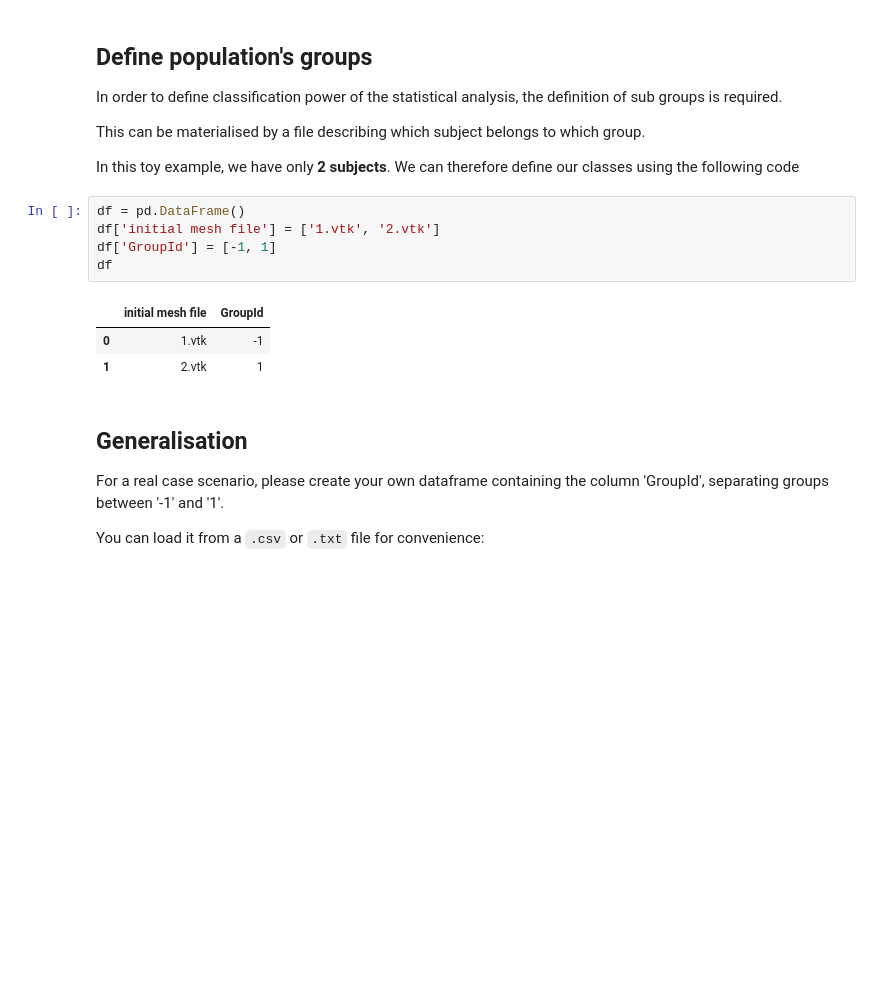
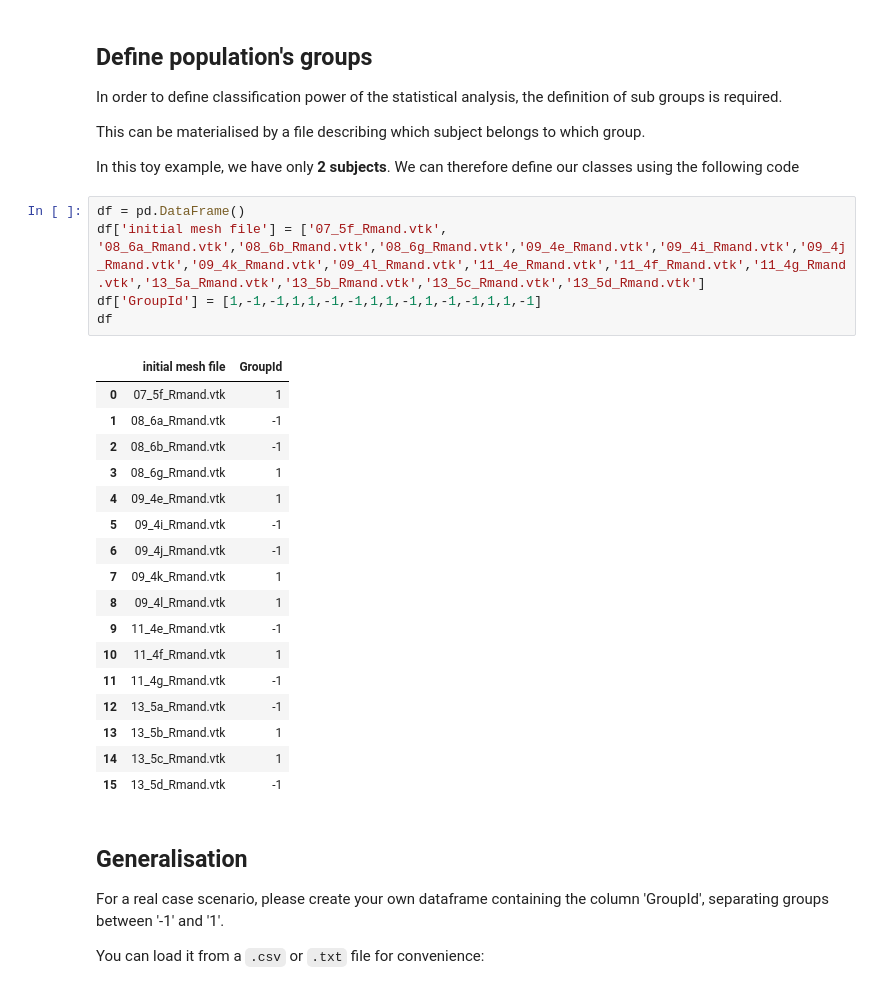
Before and after one commit to marta-vidalgarcia/landmark-free-deformetrica, a Jupyter notebook: shape-statistics-analysis.ipynb, the cells around one changed output. Cells and saved outputs as stored; diff of their text form; blank space fills up the shorter version.

```diff
--- a/shape-statistics-analysis.ipynb
+++ b/shape-statistics-analysis.ipynb
@@ -126,15 +126,29 @@ In order to define classification power of the statistical analysis, the definit
 This can be materialised by a file describing which subject belongs to which group.
 
 In this toy example, we have only **2 subjects**. We can therefore define our classes using the following code
-# %%
-df = pd.DataFrame()
-df['initial mesh file'] = ['1.vtk', '2.vtk']
-df['GroupId'] = [-1, 1]
-df
-# %% [output]
-|  | initial mesh file | GroupId |
-| 0 | 1.vtk | -1 |
-| 1 | 2.vtk | 1 |
+# %%
+df = pd.DataFrame()
+df['initial mesh file'] = ['07_5f_Rmand.vtk', '08_6a_Rmand.vtk','08_6b_Rmand.vtk','08_6g_Rmand.vtk','09_4e_Rmand.vtk','09_4i_Rmand.vtk','09_4j_Rmand.vtk','09_4k_Rmand.vtk','09_4l_Rmand.vtk','11_4e_Rmand.vtk','11_4f_Rmand.vtk','11_4g_Rmand.vtk','13_5a_Rmand.vtk','13_5b_Rmand.vtk','13_5c_Rmand.vtk','13_5d_Rmand.vtk']
+df['GroupId'] = [1,-1,-1,1,1,-1,-1,1,1,-1,1,-1,-1,1,1,-1]
+df
+# %% [output]
+|  | initial mesh file | GroupId |
+| 0 | 07_5f_Rmand.vtk | 1 |
+| 1 | 08_6a_Rmand.vtk | -1 |
+| 2 | 08_6b_Rmand.vtk | -1 |
+| 3 | 08_6g_Rmand.vtk | 1 |
+| 4 | 09_4e_Rmand.vtk | 1 |
+| 5 | 09_4i_Rmand.vtk | -1 |
+| 6 | 09_4j_Rmand.vtk | -1 |
+| 7 | 09_4k_Rmand.vtk | 1 |
+| 8 | 09_4l_Rmand.vtk | 1 |
+| 9 | 11_4e_Rmand.vtk | -1 |
+| 10 | 11_4f_Rmand.vtk | 1 |
+| 11 | 11_4g_Rmand.vtk | -1 |
+| 12 | 13_5a_Rmand.vtk | -1 |
+| 13 | 13_5b_Rmand.vtk | 1 |
+| 14 | 13_5c_Rmand.vtk | 1 |
+| 15 | 13_5d_Rmand.vtk | -1 |
 # %% [markdown]
 ## Generalisation
 
```
Also changed, not shown: parts of 10 cells of this notebook.
